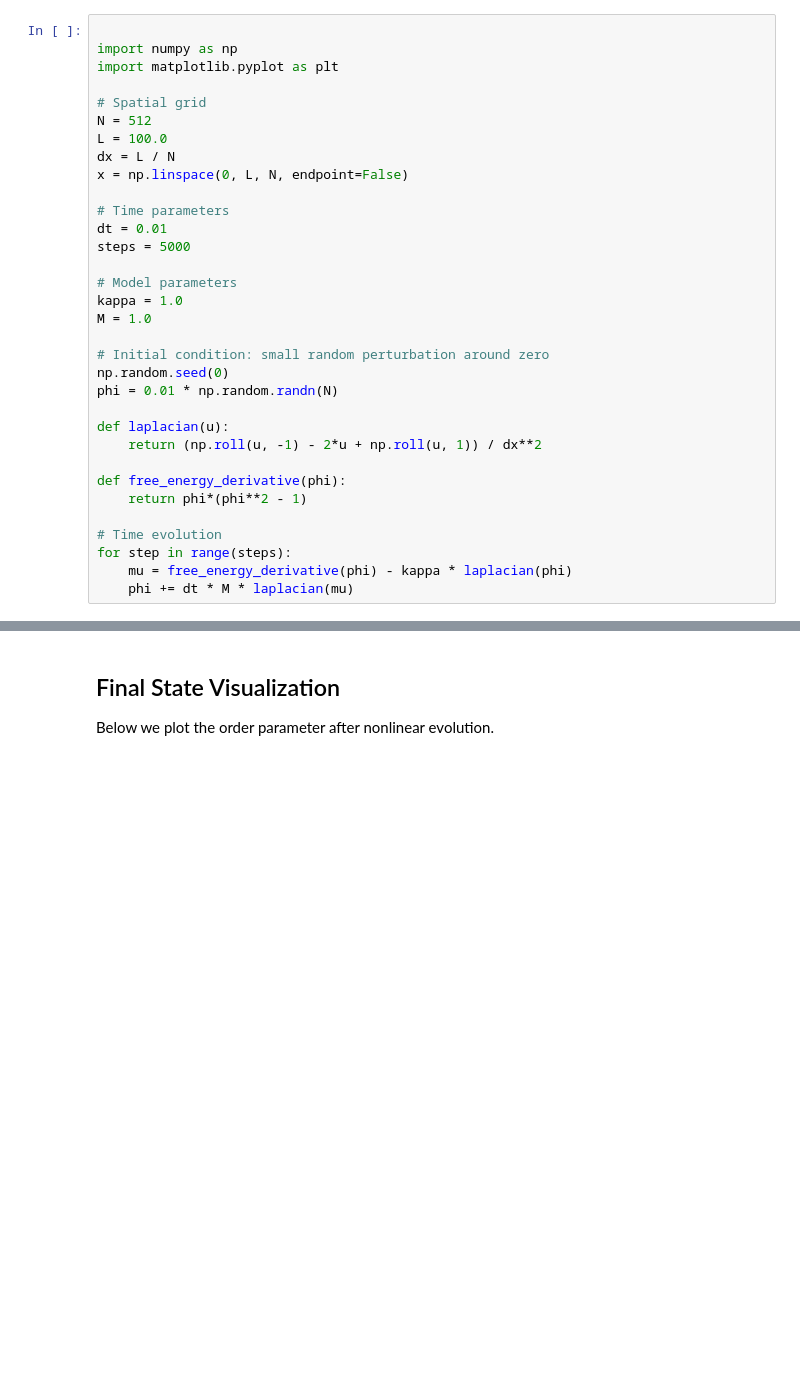
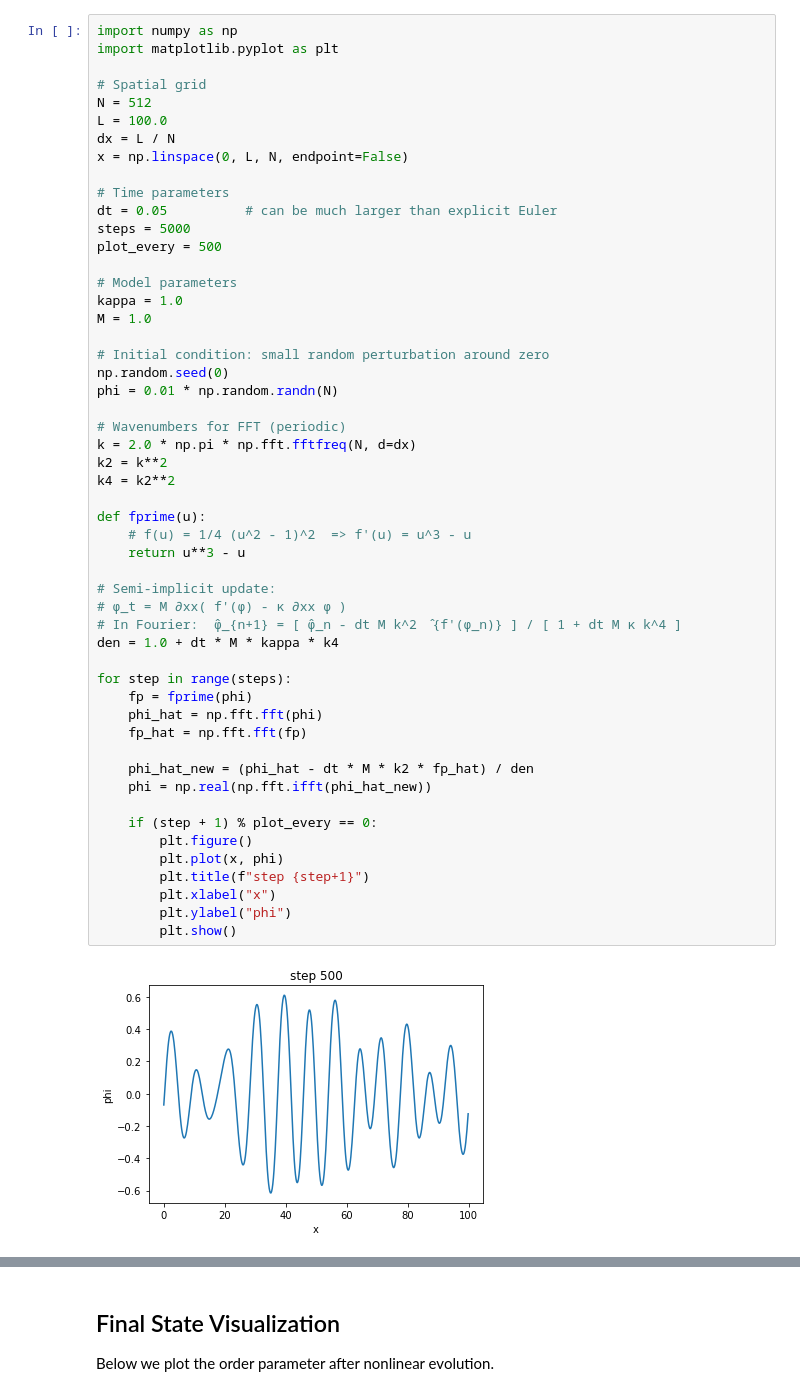
Before and after one commit to standardgalactic/workspace, a Jupyter notebook: spinodal_decomposition_cahn_hilliard.ipynb, the cells around one changed output, grey strips where cells are left out. Saved outputs shown, nothing was run; the diff lists cells and outputs as text; blank space fills up the shorter version.

```diff
--- a/spinodal_decomposition_cahn_hilliard.ipynb
+++ b/spinodal_decomposition_cahn_hilliard.ipynb
@@ -16,35 +14,56 @@ where:
 
 This notebook simulates the nonlinear PDE using a finite-difference scheme with periodic boundary conditions and visualizes phase separation dynamics.
 # %%
-
 import numpy as np
 import matplotlib.pyplot as plt
 
 # Spatial grid
 N = 512
 L = 100.0
 dx = L / N
 x = np.linspace(0, L, N, endpoint=False)
 
 # Time parameters
-dt = 0.01
+dt = 0.05          # can be much larger than explicit Euler
 steps = 5000
+plot_every = 500
 
 # Model parameters
 kappa = 1.0
 M = 1.0
 
 # Initial condition: small random perturbation around zero
 np.random.seed(0)
 phi = 0.01 * np.random.randn(N)
 
-def laplacian(u):
-    return (np.roll(u, -1) - 2*u + np.roll(u, 1)) / dx**2
+# Wavenumbers for FFT (periodic)
+k = 2.0 * np.pi * np.fft.fftfreq(N, d=dx)
+k2 = k**2
+k4 = k2**2
 
-def free_energy_derivative(phi):
-    return phi*(phi**2 - 1)
+def fprime(u):
+    # f(u) = 1/4 (u^2 - 1)^2  => f'(u) = u^3 - u
+    return u**3 - u
 
-# Time evolution
+# Semi-implicit update:
+# φ_t = M ∂xx( f'(φ) - κ ∂xx φ )
+# In Fourier:  φ̂_{n+1} = [ φ̂_n - dt M k^2  ̂{f'(φ_n)} ] / [ 1 + dt M κ k^4 ]
+den = 1.0 + dt * M * kappa * k4
+
 for step in range(steps):
-    mu = free_energy_derivative(phi) - kappa * laplacian(phi)
-    phi += dt * M * laplacian(mu)
+    fp = fprime(phi)
+    phi_hat = np.fft.fft(phi)
+    fp_hat = np.fft.fft(fp)
+
+    phi_hat_new = (phi_hat - dt * M * k2 * fp_hat) / den
+    phi = np.real(np.fft.ifft(phi_hat_new))
+
+    if (step + 1) % plot_every == 0:
+        plt.figure()
+        plt.plot(x, phi)
+        plt.title(f"step {step+1}")
+        plt.xlabel("x")
+        plt.ylabel("phi")
+        plt.show()
+# %% [output]
+[figure, added]
```
Also changed, not shown: parts of 4 cells of this notebook, 3 other files.
